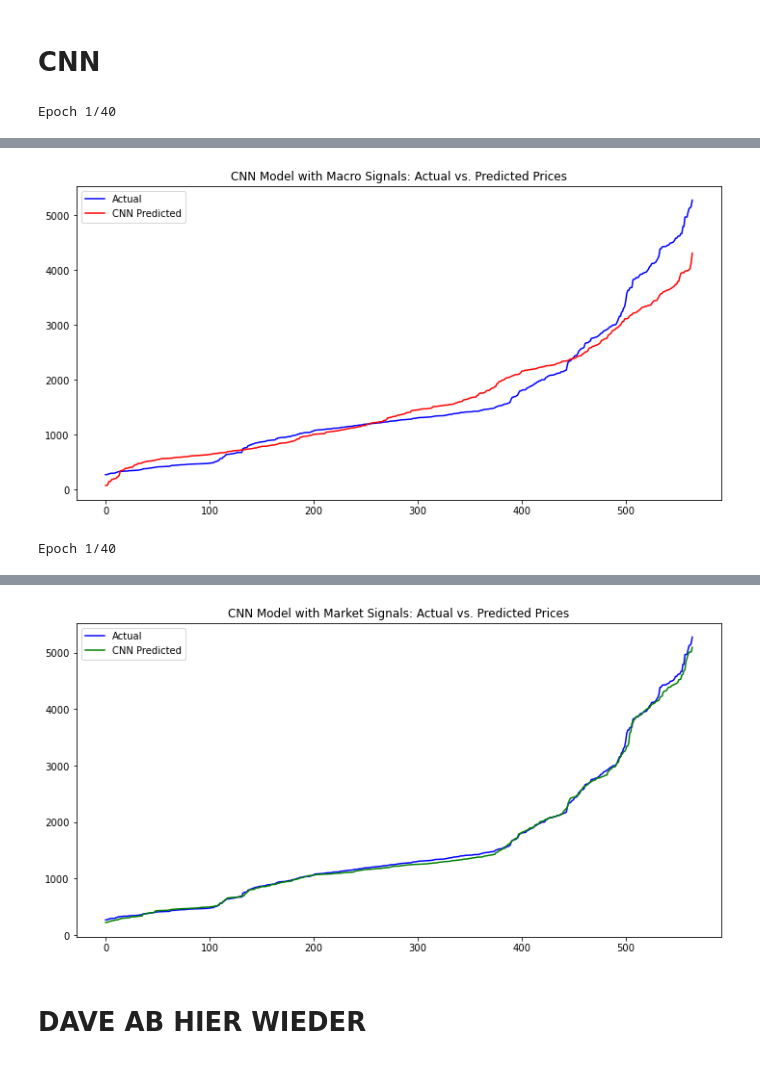
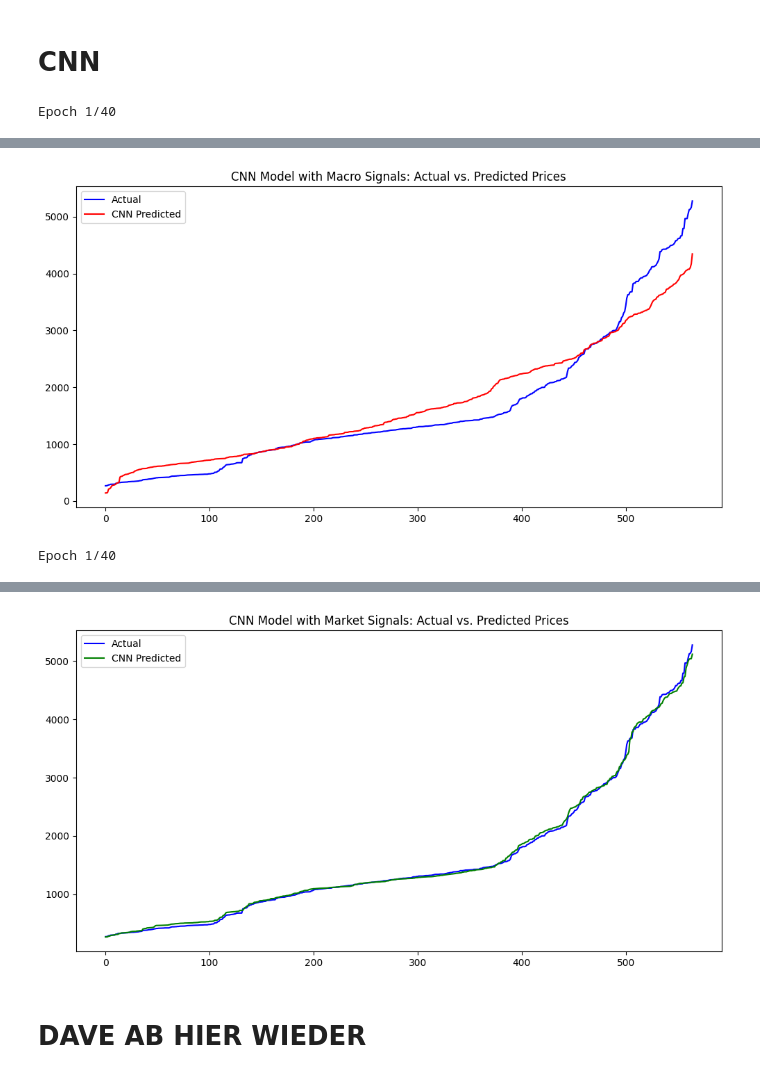
Before and after one commit to radubauzh/Quantitative_Trading_Algorithm, a Jupyter notebook: SP500_Trading_Algorithm_New.ipynb, the cells around one changed output, grey strips where cells are left out. Drawn from its saved outputs; the diff is of its cells as text; code cells hidden in the pictures.

```diff
--- a/SP500_Trading_Algorithm_New.ipynb
+++ b/SP500_Trading_Algorithm_New.ipynb
@@ -728,9 +731,10 @@ target_macro = data_macro['snp']
 features_macro_scaled = scaler.fit_transform(features_macro)
 
 X_train_macro, X_test_macro, y_train_macro, y_test_macro = train_test_split(features_macro_scaled, target_macro, test_size=0.3, random_state=42)
+early_stop = EarlyStopping(monitor='val_loss', patience=5, restore_best_weights=True)
 
 cnn_model_macro = create_cnn_model(X_train_macro.shape[1])
-cnn_history_macro = cnn_model_macro.fit(X_train_macro, y_train_macro, epochs=40, batch_size=16, validation_split=0.2, verbose=1)
+cnn_history_macro = cnn_model_macro.fit(X_train_macro, y_train_macro, epochs=40, batch_size=16, validation_split=0.2, verbose=1, callbacks=[early_stop])
 
 cnn_evaluation_macro = cnn_model_macro.evaluate(X_test_macro, y_test_macro)
 print(f"CNN Model with Macro Signals Test Loss: {cnn_evaluation_macro}")
@@ -761,9 +765,10 @@ target_market = data_market['snp']
 features_market_scaled = scaler.fit_transform(features_market)
 
 X_train_market, X_test_market, y_train_market, y_test_market = train_test_split(features_market_scaled, target_market, test_size=0.3, random_state=42)
+early_stop = EarlyStopping(monitor='val_loss', patience=5, restore_best_weights=True)
 
 cnn_model_market = create_cnn_model(X_train_market.shape[1])
-cnn_history_market = cnn_model_market.fit(X_train_market, y_train_market, epochs=40, batch_size=16, validation_split=0.2, verbose=1)
+cnn_history_market = cnn_model_market.fit(X_train_market, y_train_market, epochs=40, batch_size=16, validation_split=0.2, verbose=1, callbacks=[early_stop])
 
 cnn_evaluation_market = cnn_model_market.evaluate(X_test_market, y_test_market)
 print(f"CNN Model with Market Signals Test Loss: {cnn_evaluation_market}")
@@ -802,2 +807,2 @@ CNN with Macro Signals R-squared: -0.6460258858223631
-[figure, old version]
+[figure, new version]
 Epoch 1/40
@@ -821,4 +826,4 @@ CNN with Market Signals R-squared: -0.9243817897077622
-[figure, old version]
+[figure, new version]
 # %% [markdown]
 # DAVE AB HIER WIEDER
 # %% [markdown]
```
Also changed, not shown: parts of 12 cells of this notebook.
